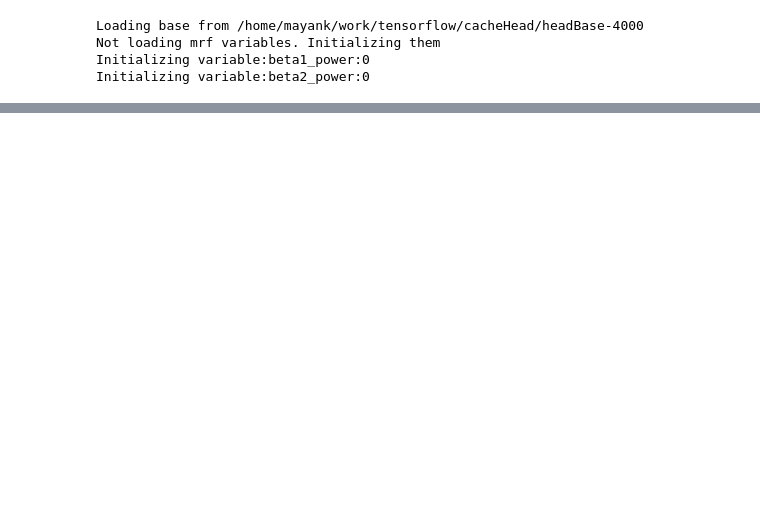
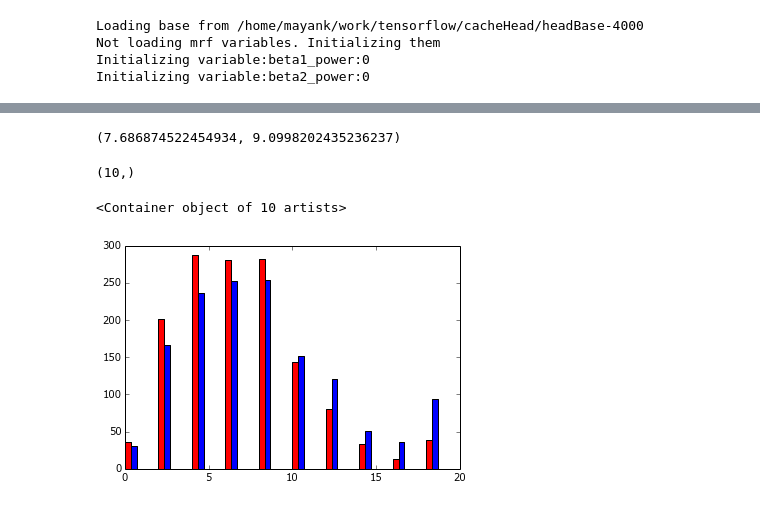
Before and after one commit to mkabra/poseTF, a Jupyter notebook: cellCodeHead.ipynb, the cells around one changed output, grey strips where cells are left out. Saved outputs shown, nothing was run; the diff lists cells and outputs as text; code cells hidden in the pictures; blank space fills up the shorter version.

```diff
--- a/cellCodeHead.ipynb
+++ b/cellCodeHead.ipynb
@@ -1391,0 +1329,45 @@ Tensor("base/add:0", shape=(?, 78, 78, 5), dtype=float32)
+# %%
+val_loss = self.computeLoss(sess,[self.cost,basecost])
+Apreds = sess.run([self.basePred,self.mrfPred],feed_dict = self.feed_dict)
+
+print(Apreds[1].shape)
+labelims = self.feed_dict[self.ph['y']]
+print(labelims.shape)
+plt.imshow(Apreds[0][0,:,:,0])
+plt.show()
+plt.imshow(Apreds[1][0,:,:,0])
+plt.show()
+plt.imshow(labelims[0,:,:,0])
+plt.show()
+# %%
+import PoseTools
+reload(PoseTools)
+db_sz = self.valenv.stat()['entries']
+self.val_cursor.first()
+
+berr = np.zeros([0,5])
+merr = np.zeros([0,5])
+for ndx in range(db_sz):
+    self.updateFeedDict(self.DBType.Val)
+    Apreds = sess.run([self.basePred,self.mrfPred],feed_dict = self.feed_dict)
+    bee = PoseTools.getBaseError(self.locs,Apreds[0],conf)
+    dee = np.sqrt(np.sum(np.square(bee),2))
+    berr = np.append(berr,dee,0)
+    bee = PoseTools.getBaseError(self.locs,Apreds[1],conf)
+    dee = np.sqrt(np.sum(np.square(bee),2))
+    merr = np.append(merr,dee,0)
+print(berr.mean(),merr.mean())
+# %% [output]
+(7.686874522454934, 9.0998202435236237)
+# %%
+dd1,bb = np.histogram(abs(berr.flatten()),range(0,20,2)+[100])
+dd2,bb = np.histogram(abs(merr.flatten()),range(0,20,2)+[100])
+print(dd1.shape)
+fig,ax = plt.subplots()
+width = 0.35
+ax.bar(bb[0:-1],dd1,width=width,color='r')
+ax.bar(bb[0:-1]+width,dd2,width=width,color='b')
+# %% [output]
+(10,)
+<Container object of 10 artists>
+[figure, added]
```
Also changed, not shown: parts of 8 cells of this notebook, 8 other files.
